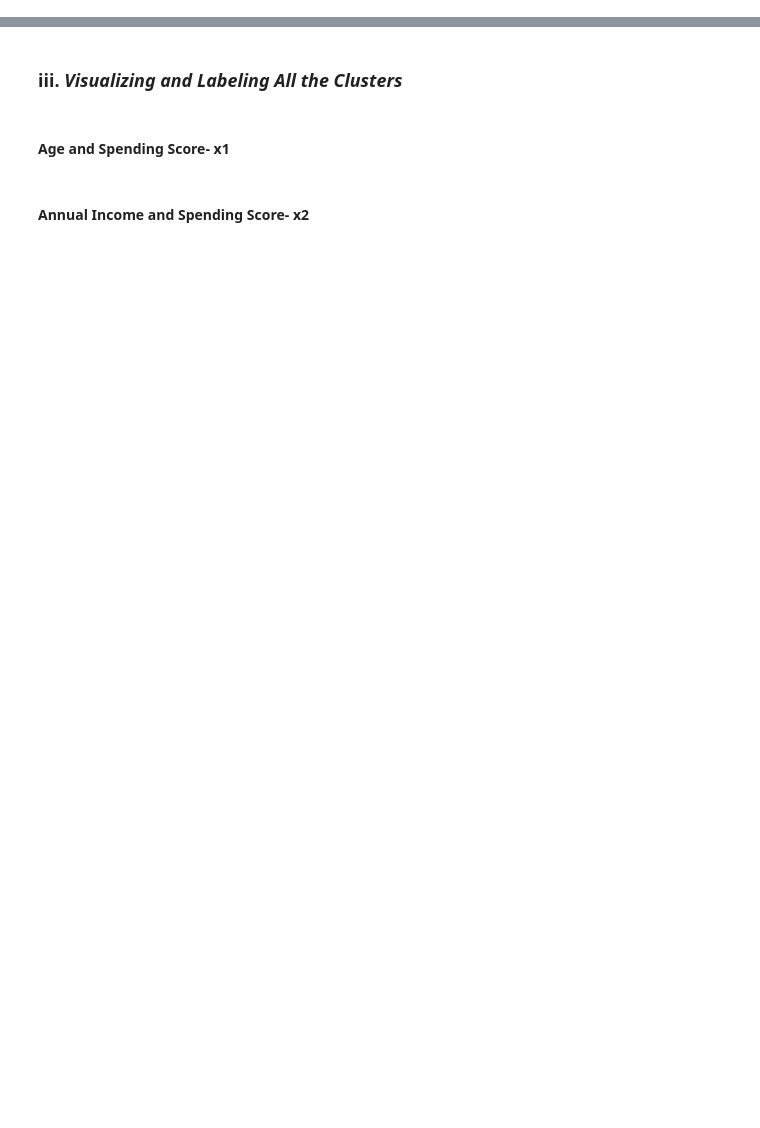
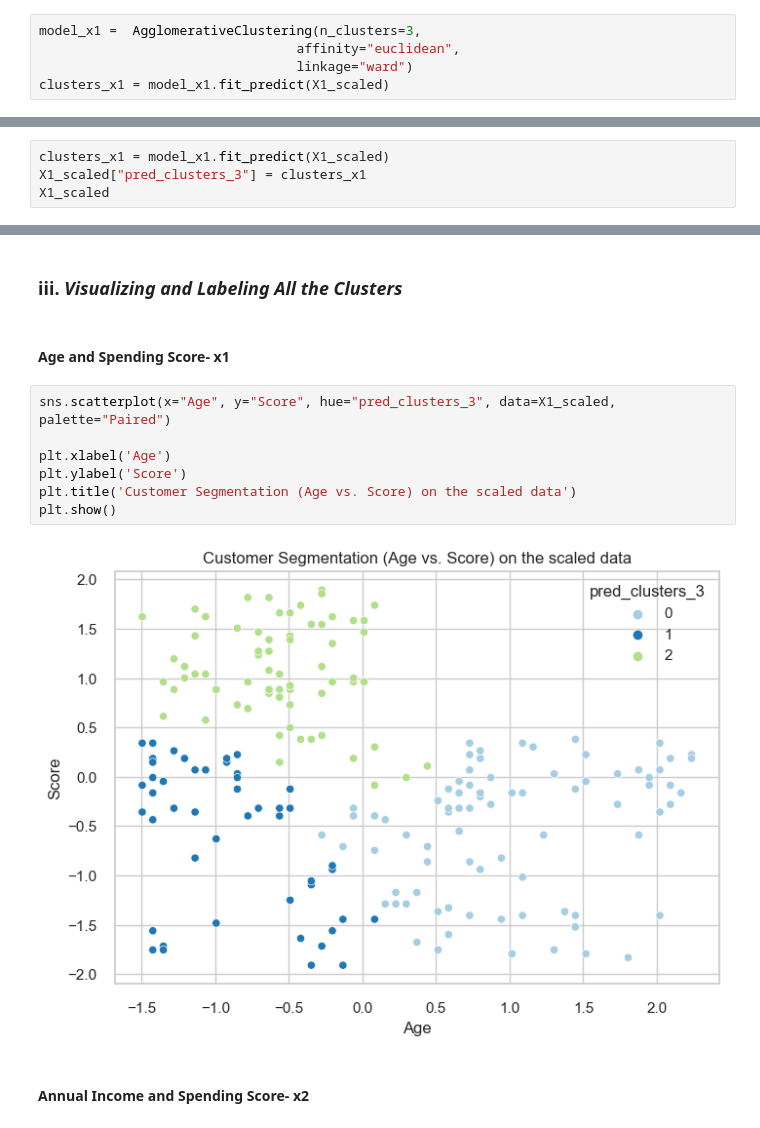
Before and after one commit to WaadAlharthi/ML_Portfolio, a Jupyter notebook: Cluestering_Analysis_Customers_Segmentation_Project3.ipynb, the cells around one changed output, grey strips where cells are left out. Drawn from its saved outputs; the diff is of its cells as text; blank space fills up the shorter version.

```diff
--- a/Cluestering_Analysis_Customers_Segmentation_Project3.ipynb
+++ b/Cluestering_Analysis_Customers_Segmentation_Project3.ipynb
@@ -520,3 +625,8 @@ X = df.copy()
 ### ii. *Apply Agglomerative Clustering*
 # %% [markdown]
 #### Age and Spending Score- x1
+# %%
+model_x1 =  AgglomerativeClustering(n_clusters=3,
+                                 affinity="euclidean",
+                                 linkage="ward")
+clusters_x1 = model_x1.fit_predict(X1_scaled)
@@ -522,0 +646,4 @@ X = df.copy()
+# %%
+clusters_x1 = model_x1.fit_predict(X1_scaled)
+X1_scaled["pred_clusters_3"] = clusters_x1
+X1_scaled
@@ -526,5 +703,14 @@ X = df.copy()
 ### iii. *Visualizing and Labeling All the Clusters*
 # %% [markdown]
 #### Age and Spending Score- x1
+# %%
+sns.scatterplot(x="Age", y="Score", hue="pred_clusters_3", data=X1_scaled, palette="Paired")
+
+plt.xlabel('Age')
+plt.ylabel('Score')
+plt.title('Customer Segmentation (Age vs. Score) on the scaled data')
+plt.show()
+# %% [output]
+[figure, added]
 # %% [markdown]
 #### Annual Income and Spending Score- x2
```
Also changed, not shown: parts of 19 cells of this notebook.
